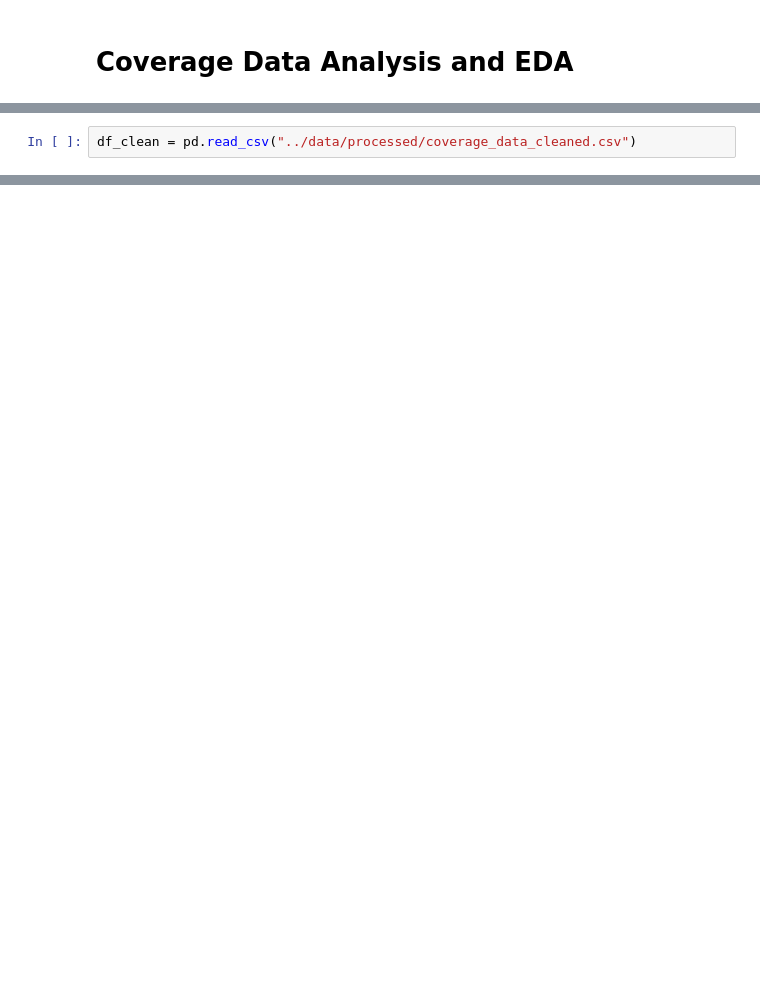
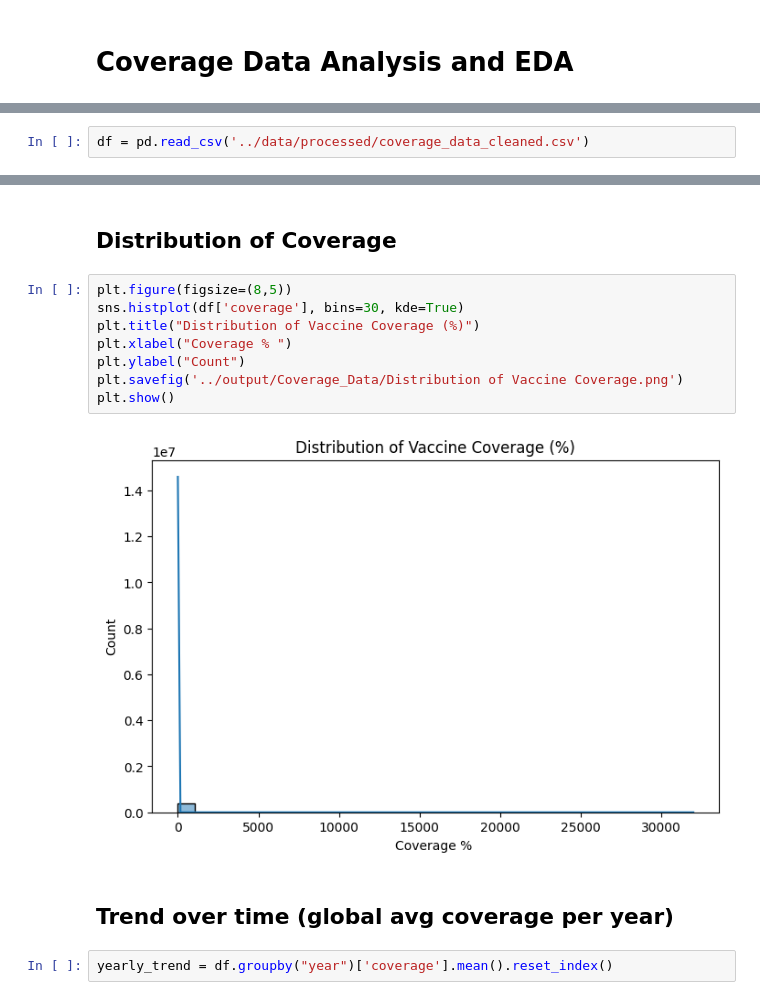
Before and after one commit to Sumit-Prasad01/Vaccination-Data-Analysis-and-Visualization, a Jupyter notebook: notebooks/Coverage_Data_EDA.ipynb, the cells around one changed output, grey strips where cells are left out. Saved outputs shown, nothing was run; the diff lists cells and outputs as text; blank space fills up the shorter version.

Commit message:
eda for coverage data

```diff
--- a/notebooks/Coverage_Data_EDA.ipynb
+++ b/notebooks/Coverage_Data_EDA.ipynb
@@ -10,2 +9,2 @@ df_raw = pd.read_excel("../data/raw/coverage-data.xlsx")
 # %%
-df_clean = pd.read_csv("../data/processed/coverage_data_cleaned.csv")
+df = pd.read_csv('../data/processed/coverage_data_cleaned.csv')
@@ -43,0 +79,16 @@ dtype: int64
+# %% [markdown]
+## Distribution of Coverage
+# %%
+plt.figure(figsize=(8,5))
+sns.histplot(df['coverage'], bins=30, kde=True)
+plt.title("Distribution of Vaccine Coverage (%)")
+plt.xlabel("Coverage % ")
+plt.ylabel("Count")
+plt.savefig('../output/Coverage_Data/Distribution of Vaccine Coverage.png')
+plt.show()
+# %% [output]
+[figure, added]
+# %% [markdown]
+## Trend over time (global avg coverage per year)
+# %%
+yearly_trend = df.groupby("year")['coverage'].mean().reset_index()
```
Also changed, not shown: parts of 22 cells of this notebook, 7 other files.
